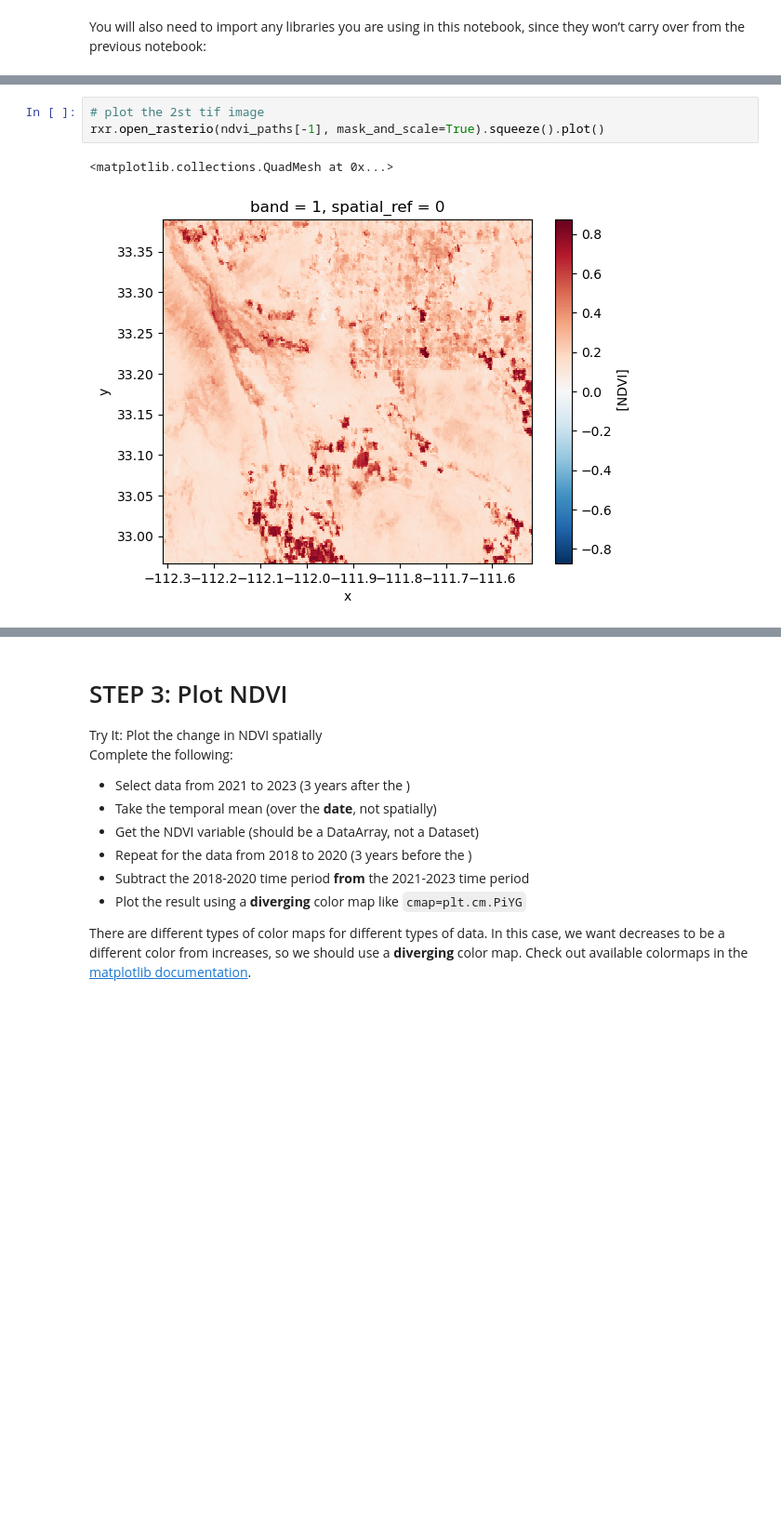
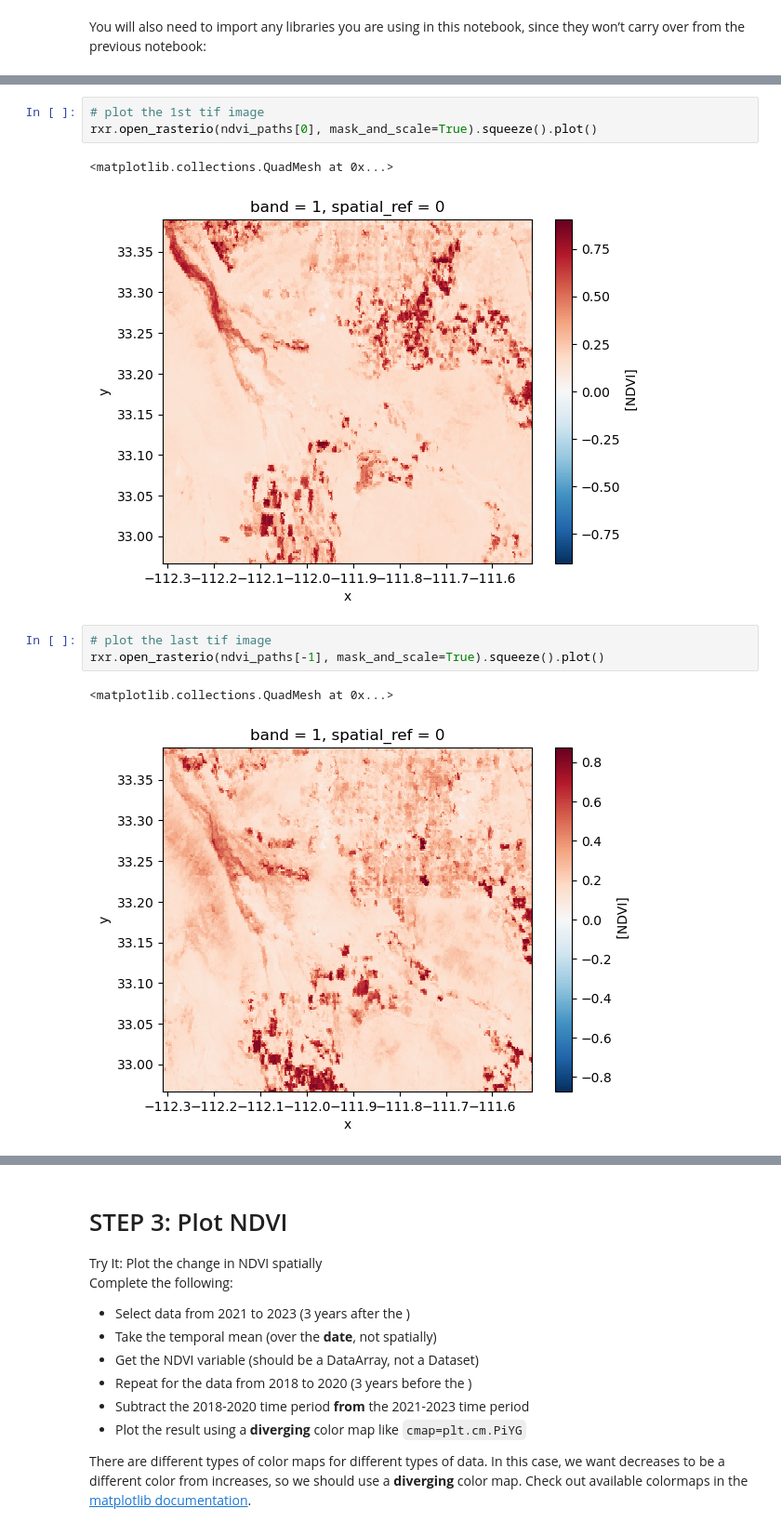
Before and after one commit to earthlab-education/04-vegetation-ryme1295, a Jupyter notebook: notebooks/vegetation-03-plot.ipynb, the cells around one changed output, grey strips where cells are left out. Shown at 93% size. Drawn from its saved outputs; the diff is of its cells as text; blank space fills up the shorter version.

```diff
--- a/notebooks/vegetation-03-plot.ipynb
+++ b/notebooks/vegetation-03-plot.ipynb
@@ -99,8 +99,14 @@ ndvi_paths
  PosixPath('/workspaces/data/gila-rj-veg-data/gila-river-ndvi/MOD13Q1.061_2001137_to_2022244/MOD13Q1.061__250m_16_days_NDVI_doy2022209000000_aid0001.tif'),
  PosixPath('/workspaces/data/gila-rj-veg-data/gila-river-ndvi/MOD13Q1.061_2001137_to_2022244/MOD13Q1.061__250m_16_days_NDVI_doy2022225000000_aid0001.tif'),
  PosixPath('/workspaces/data/gila-rj-veg-data/gila-river-ndvi/MOD13Q1.061_2001137_to_2022244/MOD13Q1.061__250m_16_days_NDVI_doy2022241000000_aid0001.tif')]
+# %%
+# plot the 1st tif image
+rxr.open_rasterio(ndvi_paths[0], mask_and_scale=True).squeeze().plot()
+# %% [output]
+<matplotlib.collections.QuadMesh at 0x...>
+[figure, added]
 # %%
-# plot the 2st tif image
+# plot the last tif image
 rxr.open_rasterio(ndvi_paths[-1], mask_and_scale=True).squeeze().plot()
 # %% [output]
 <matplotlib.collections.QuadMesh at 0x...>
```
Also changed, not shown: parts of 2 cells of this notebook.
